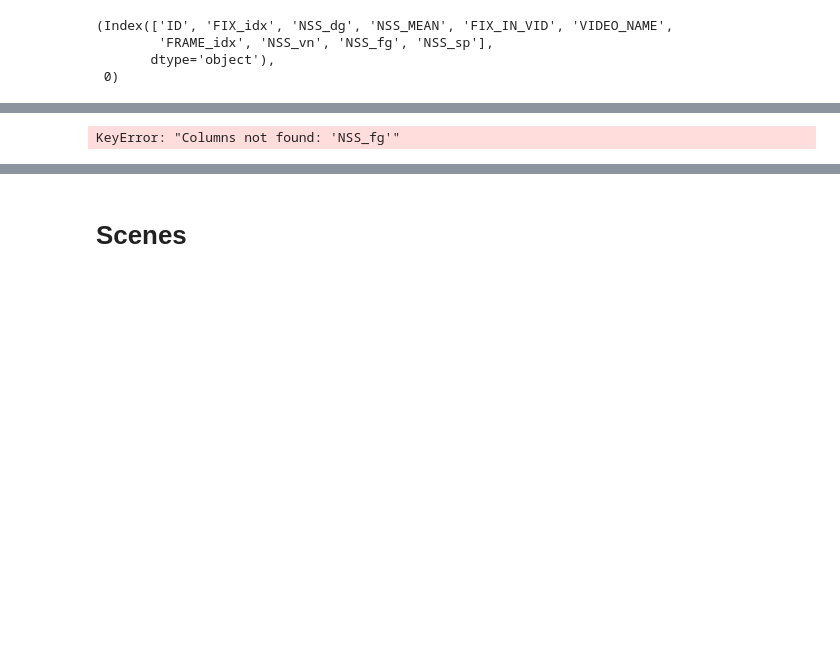
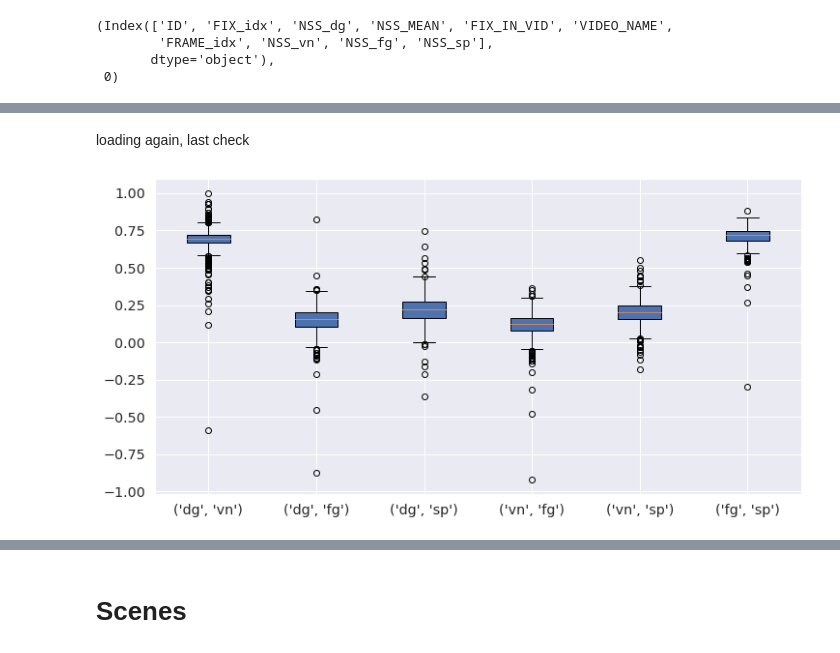
Before and after one commit to gastonbujia/SaliencyADHD, a Jupyter notebook: notebooks/saliency-nss-scenes-detail-CHECK.ipynb, the cells around one changed output, grey strips where cells are left out. Drawn from its saved outputs; the diff is of its cells as text; code cells hidden in the pictures; blank space fills up the shorter version.

Commit message:
checked up to saliency nss and join dfs

```diff
--- a/notebooks/saliency-nss-scenes-detail-CHECK.ipynb
+++ b/notebooks/saliency-nss-scenes-detail-CHECK.ipynb
@@ -105,6 +108,13 @@ df_ff.head()
 | 2 | NDARAB055BPR | 5 | 4.951505 | 2.646115 | 538 | Fractals | 17 | 5.679343 | 0.674170 | 2.843392 |
 | 3 | NDARAB055BPR | 7 | 2.596854 | 2.646115 | 538 | Fractals | 22 | 4.140309 | -0.055892 | 0.674089 |
 | 4 | NDARAB055BPR | 9 | 1.490144 | 2.646115 | 538 | Fractals | 24 | 2.893168 | -0.195885 | 0.022071 |
+# %% [markdown]
+loading again, last check
+# %%
+results_path = '../results/'
+df_wk = pd.read_csv(os.path.join(results_path, 'WK', 'results_nss_wk.csv'))
+df_ff = pd.read_csv(os.path.join(results_path, 'FF', 'results_nss_ff.csv'))
+df_tp = pd.read_csv(os.path.join(results_path, 'TP', 'results_nss_tp.csv'))
 # %%
 def plot_corr_boxplots(df):
     df_corr = df.groupby('ID')[['NSS_dg', 'NSS_vn', 'NSS_fg', 'NSS_sp']].corr()
@@ -120,9 +130,9 @@ def plot_corr_boxplots(df):
 
     return None
 # %%
-plot_corr_boxplots(df_wk)
+plot_corr_boxplots(df_tp)
 # %% [output]
-KeyError: "Columns not found: 'NSS_fg'"
+[figure, added]
 # %%
 df_wk = add_new_columns(df_wk, 'Diary', '', trials_data, videos_data)
 df_tp = add_new_columns(df_tp, 'Present', '', trials_data, videos_data)
```
Also changed, not shown: parts of 1 cell of this notebook, 1 other file.
